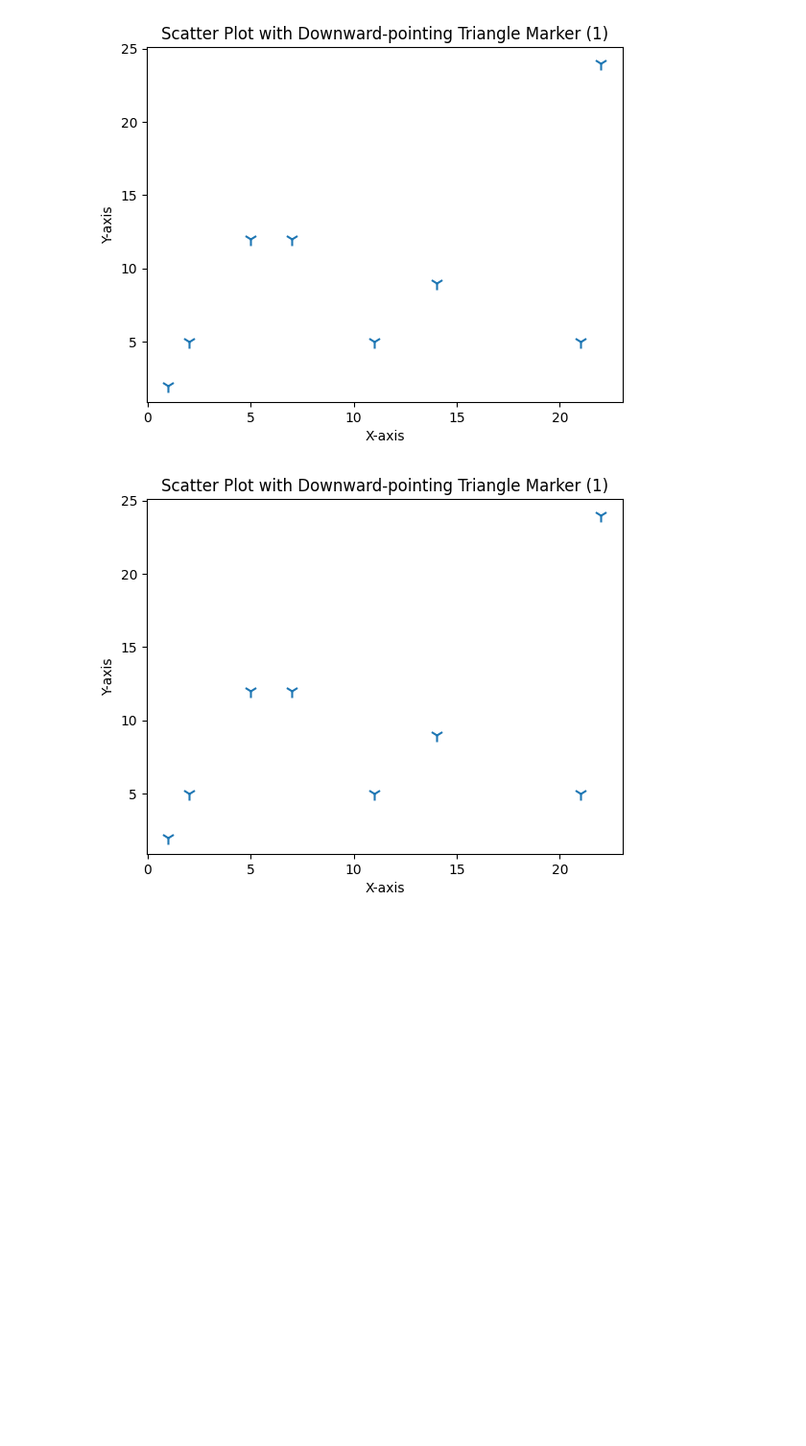
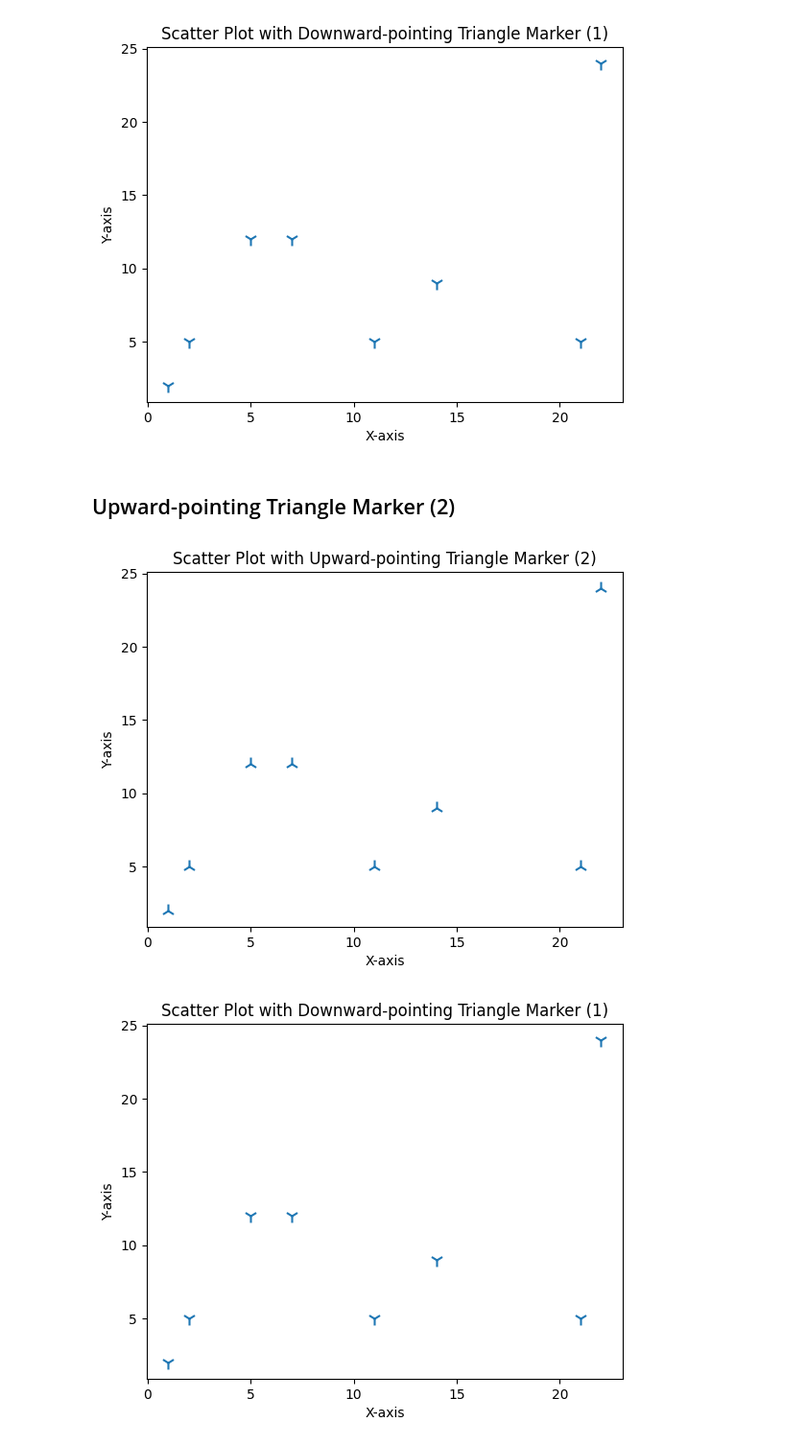
Before and after one commit to ebrahimhossaincse/Matplotlib-Fundamentals, a Jupyter notebook: basics/Markers.ipynb, the cells around one changed output. Shown at 96% size. Drawn from its saved outputs; the diff is of its cells as text; code cells hidden in the pictures; blank space fills up the shorter version.

Commit message:
add triangle amker 2

```diff
--- a/basics/Markers.ipynb
+++ b/basics/Markers.ipynb
@@ -85,6 +85,16 @@ plt.title('Scatter Plot with Downward-pointing Triangle Marker (1)')
 plt.show()
 # %% [output]
 [figure]
+# %% [markdown]
+## Upward-pointing Triangle Marker (2)
+# %%
+plt.scatter(x, y, marker='2', s=100)
+plt.xlabel('X-axis')
+plt.ylabel('Y-axis')
+plt.title('Scatter Plot with Upward-pointing Triangle Marker (2)')
+plt.show()
+# %% [output]
+[figure, added]
 # %%
 # %% [output]
 [figure]
```
